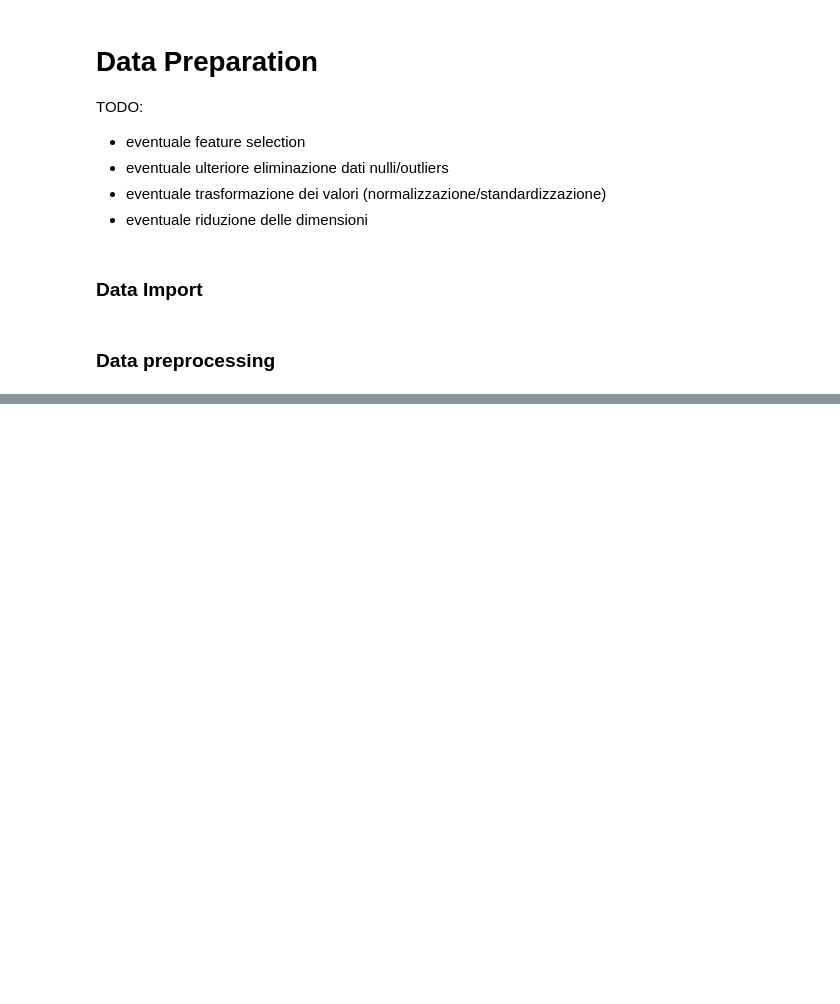
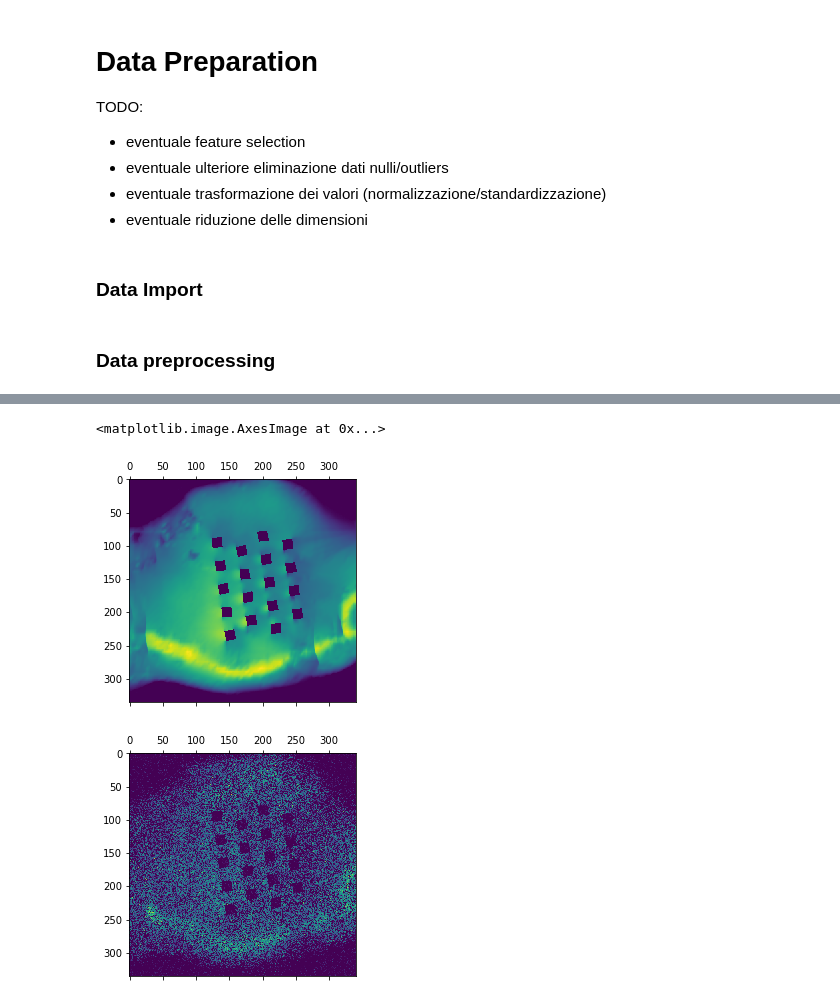
Before and after one commit to halixness/swe-nn-tesi, a Jupyter notebook: notebooks/04-data-preparation.ipynb, the cells around one changed output, grey strips where cells are left out. Saved outputs shown, nothing was run; the diff lists cells and outputs as text; code cells hidden in the pictures; blank space fills up the shorter version.

```diff
--- a/notebooks/04-data-preparation.ipynb
+++ b/notebooks/04-data-preparation.ipynb
@@ -78,0 +83,27 @@ timesteps = np.asarray(timesteps).astype(np.float32)
+# %%
+class AE(nn.Module):
+    def __init__(self, input_shape):
+        super().__init__()
+
+        self.encoder_in = nn.Linear(input_shape, 2048)
+        self.encoder_h1 = nn.Linear(2048, 2048)
+
+        self.decoder_in = nn.Linear(2048, 2048)
+        self.decoder_out = nn.Linear(2048, input_shape)
+
+    def forward(self, x):
+
+        x = torch.relu(self.encoder_in(x))
+        x = torch.relu(self.encoder_h1(x))
+
+        x = torch.relu(self.decoder_in(x))
+        x = torch.relu(self.decoder_out(x))
+        return x
+
+    def get_compressed(self, x):
+        x = torch.relu(self.encoder_in(x))
+        x = torch.relu(self.encoder_h1(x))
+        return x
+# %%
+flattened_img = timesteps[0, 0].flatten().shape[0]
+autoencoder = AE(input_shape=flattened_img)
@@ -78,0 +150,22 @@ timesteps = np.asarray(timesteps).astype(np.float32)
+# %%
+test_set = timesteps[train_size:]
+
+test_raw = train_set[5, 0]
+test = torch.Tensor(test_raw.flatten())
+shp = test_set[5, 0].shape
+
+compressed = autoencoder.get_compressed(test)
+img = autoencoder(torch.Tensor(test))
+
+img = img.detach().numpy()
+
+# Plot
+#plt.title("Original")
+plt.matshow(test_raw)
+
+#plt.title("Reconstructed")
+plt.matshow(img.reshape(shp[0], shp[1]))
+# %% [output]
+<matplotlib.image.AxesImage at 0x...>
+[figure, added]
+[figure, added]
```
Also changed, not shown: parts of 6 cells of this notebook, 1 other file.
